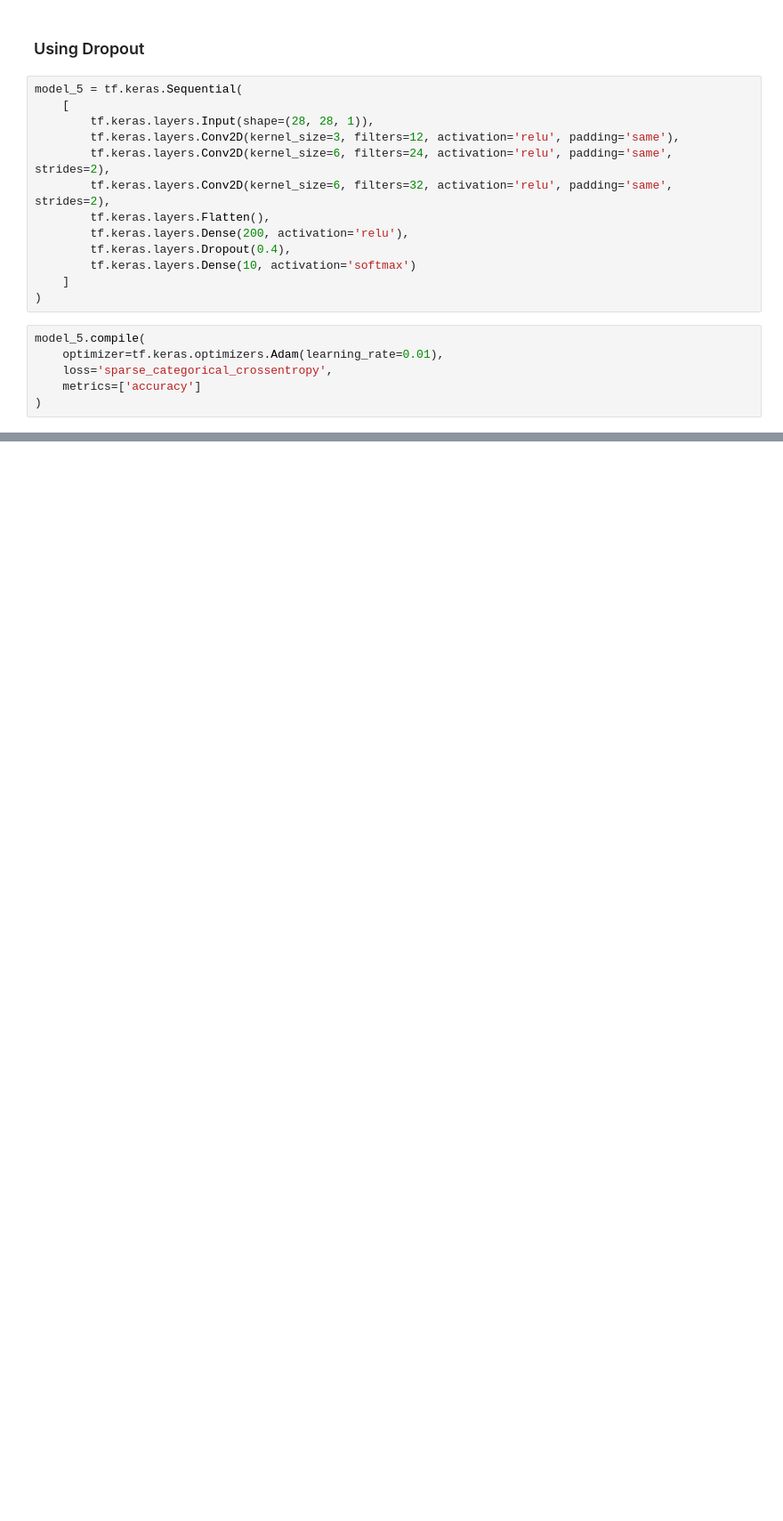
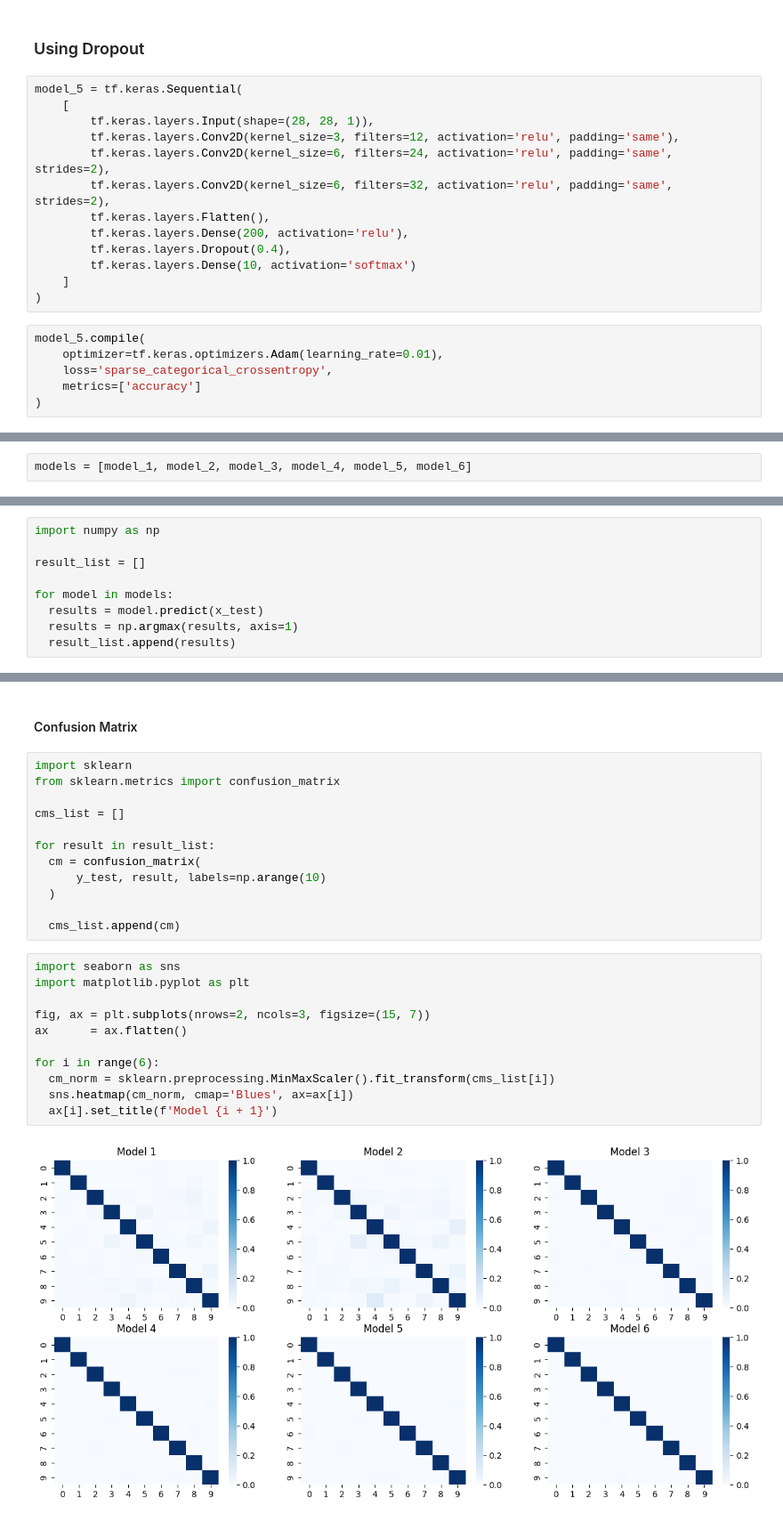
Before and after one commit to samuelpsouza/distributed-computing, a Jupyter notebook: lab05/lab05.ipynb, the cells around one changed output, grey strips where cells are left out. Shown at 89% size. Cells and saved outputs as stored; diff of their text form; blank space fills up the shorter version.

```diff
--- a/lab05/lab05.ipynb
+++ b/lab05/lab05.ipynb
@@ -296,0 +387,2 @@ plot_model_results(history_model_5)
+# %%
+models = [model_1, model_2, model_3, model_4, model_5, model_6]
@@ -296,0 +391,9 @@ plot_model_results(history_model_5)
+# %%
+import numpy as np
+
+result_list = []
+
+for model in models:
+  results = model.predict(x_test)
+  results = np.argmax(results, axis=1)
+  result_list.append(results)
@@ -296,0 +407,27 @@ plot_model_results(history_model_5)
+# %% [markdown]
+#### Confusion Matrix
+# %%
+import sklearn
+from sklearn.metrics import confusion_matrix
+
+cms_list = []
+
+for result in result_list:
+  cm = confusion_matrix(
+      y_test, result, labels=np.arange(10)
+  )
+
+  cms_list.append(cm)
+# %%
+import seaborn as sns
+import matplotlib.pyplot as plt
+
+fig, ax = plt.subplots(nrows=2, ncols=3, figsize=(15, 7))
+ax      = ax.flatten()
+
+for i in range(6):
+  cm_norm = sklearn.preprocessing.MinMaxScaler().fit_transform(cms_list[i])
+  sns.heatmap(cm_norm, cmap='Blues', ax=ax[i])
+  ax[i].set_title(f'Model {i + 1}')
+# %% [output]
+[figure, added]
```
Also changed, not shown: parts of 15 cells of this notebook.
